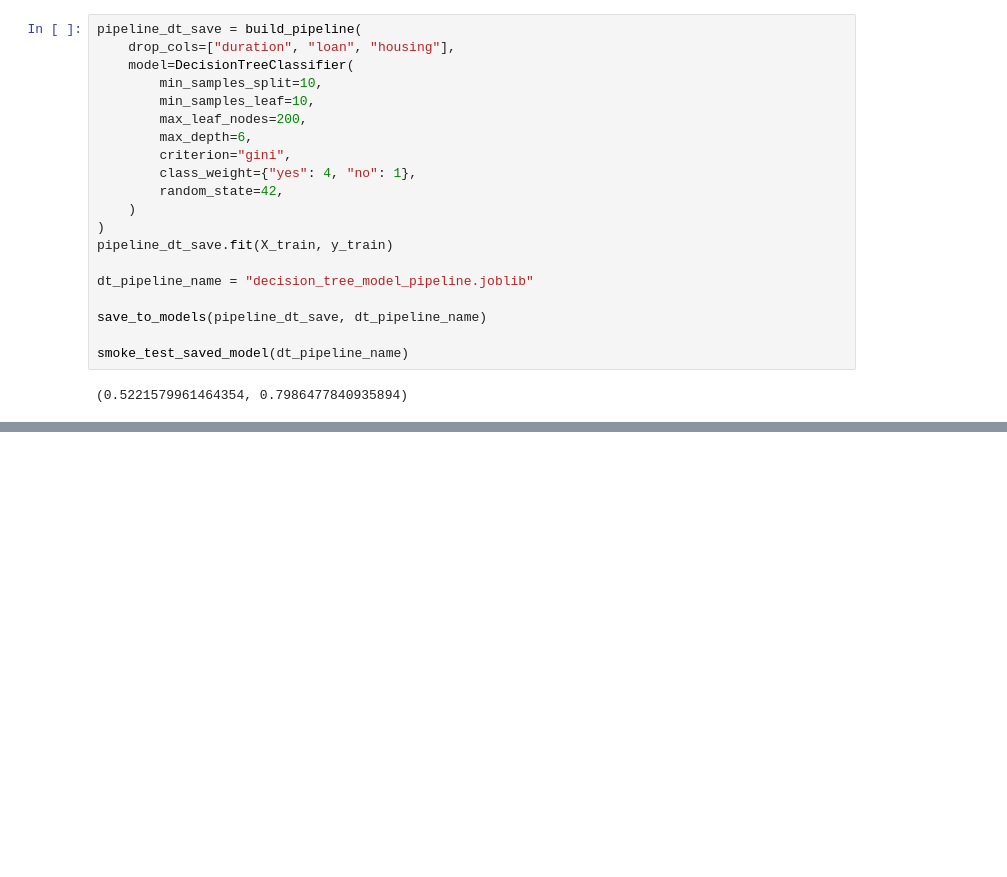
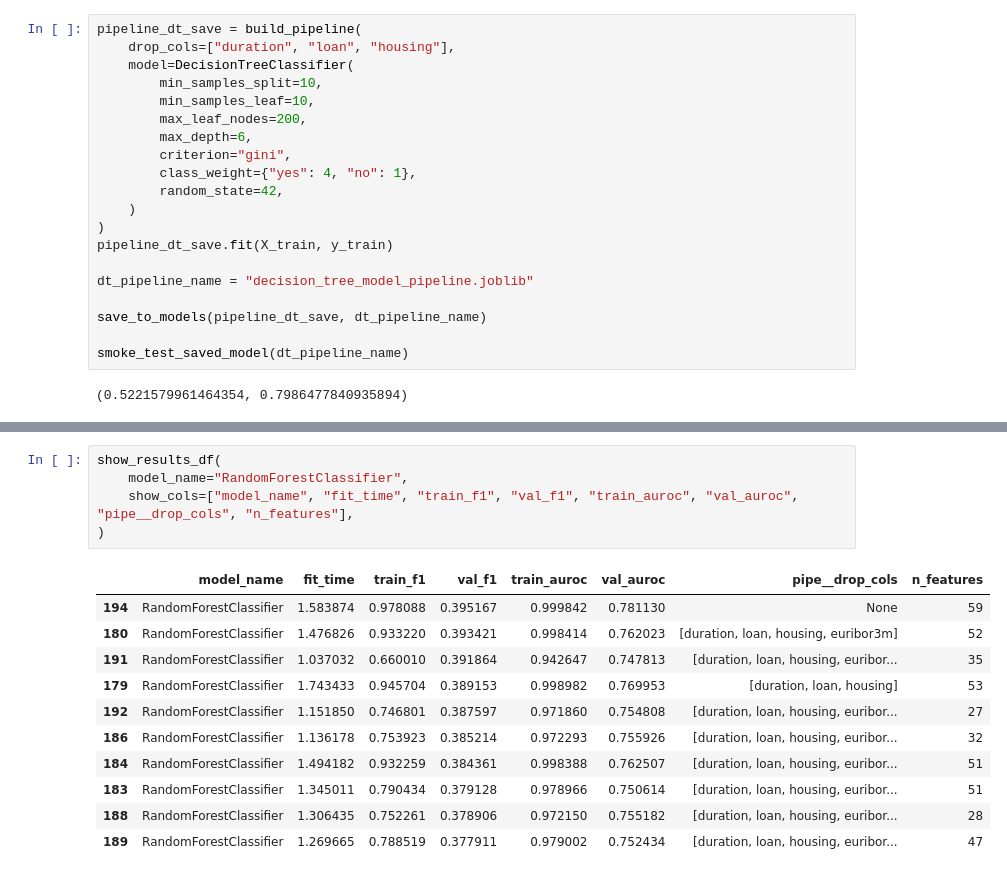
Before and after one commit to Maxstef/bank-deposit-prediction, a Jupyter notebook: notebooks/03_modeling.ipynb, the cells around one changed output, grey strips where cells are left out. Saved outputs shown, nothing was run; the diff lists cells and outputs as text; blank space fills up the shorter version.

Commit message:
modeling ensembles random forest and adaboost experiments

```diff
--- a/notebooks/03_modeling.ipynb
+++ b/notebooks/03_modeling.ipynb
@@ -1275,0 +1299,17 @@ smoke_test_saved_model(dt_pipeline_name)
+# %%
+show_results_df(
+    model_name="RandomForestClassifier",
+    show_cols=["model_name", "fit_time", "train_f1", "val_f1", "train_auroc", "val_auroc", "pipe__drop_cols", "n_features"],
+)
+# %% [output]
+|  | model_name | fit_time | train_f1 | val_f1 | train_auroc | val_auroc | pipe__drop_cols | n_features |
+| 194 | RandomForestClassifier | 1.583874 | 0.978088 | 0.395167 | 0.999842 | 0.781130 | None | 59 |
+| 180 | RandomForestClassifier | 1.476826 | 0.933220 | 0.393421 | 0.998414 | 0.762023 | [duration, loan, housing, euribor3m] | 52 |
+| 191 | RandomForestClassifier | 1.037032 | 0.660010 | 0.391864 | 0.942647 | 0.747813 | [duration, loan, housing, euribor... | 35 |
+| 179 | RandomForestClassifier | 1.743433 | 0.945704 | 0.389153 | 0.998982 | 0.769953 | [duration, loan, housing] | 53 |
+| 192 | RandomForestClassifier | 1.151850 | 0.746801 | 0.387597 | 0.971860 | 0.754808 | [duration, loan, housing, euribor... | 27 |
+| 186 | RandomForestClassifier | 1.136178 | 0.753923 | 0.385214 | 0.972293 | 0.755926 | [duration, loan, housing, euribor... | 32 |
+| 184 | RandomForestClassifier | 1.494182 | 0.932259 | 0.384361 | 0.998388 | 0.762507 | [duration, loan, housing, euribor... | 51 |
+| 183 | RandomForestClassifier | 1.345011 | 0.790434 | 0.379128 | 0.978966 | 0.750614 | [duration, loan, housing, euribor... | 51 |
+| 188 | RandomForestClassifier | 1.306435 | 0.752261 | 0.378906 | 0.972150 | 0.755182 | [duration, loan, housing, euribor... | 28 |
+| 189 | RandomForestClassifier | 1.269665 | 0.788519 | 0.377911 | 0.979002 | 0.752434 | [duration, loan, housing, euribor... | 47 |
```
Also changed, not shown: parts of 28 cells of this notebook, 3 other files.
